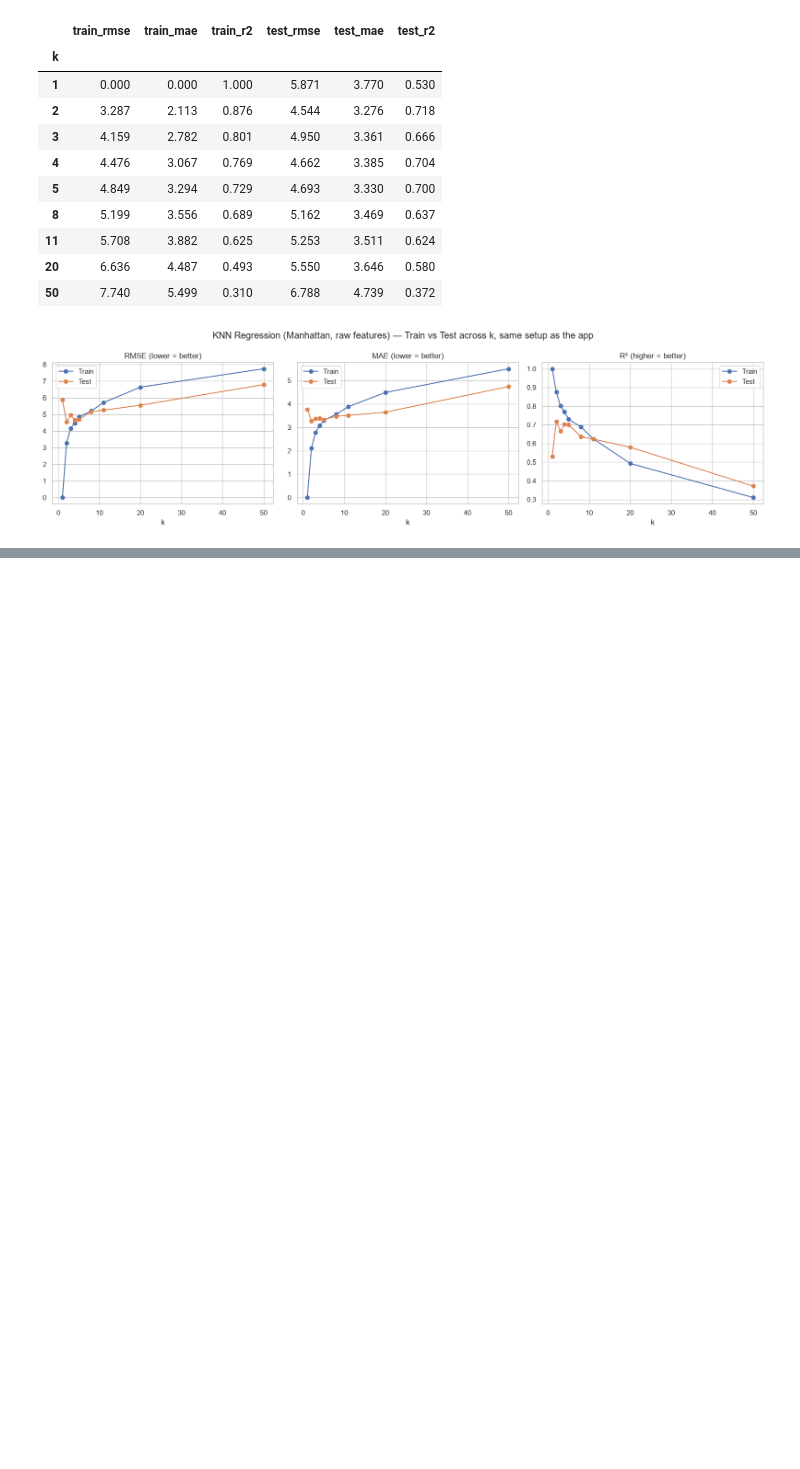
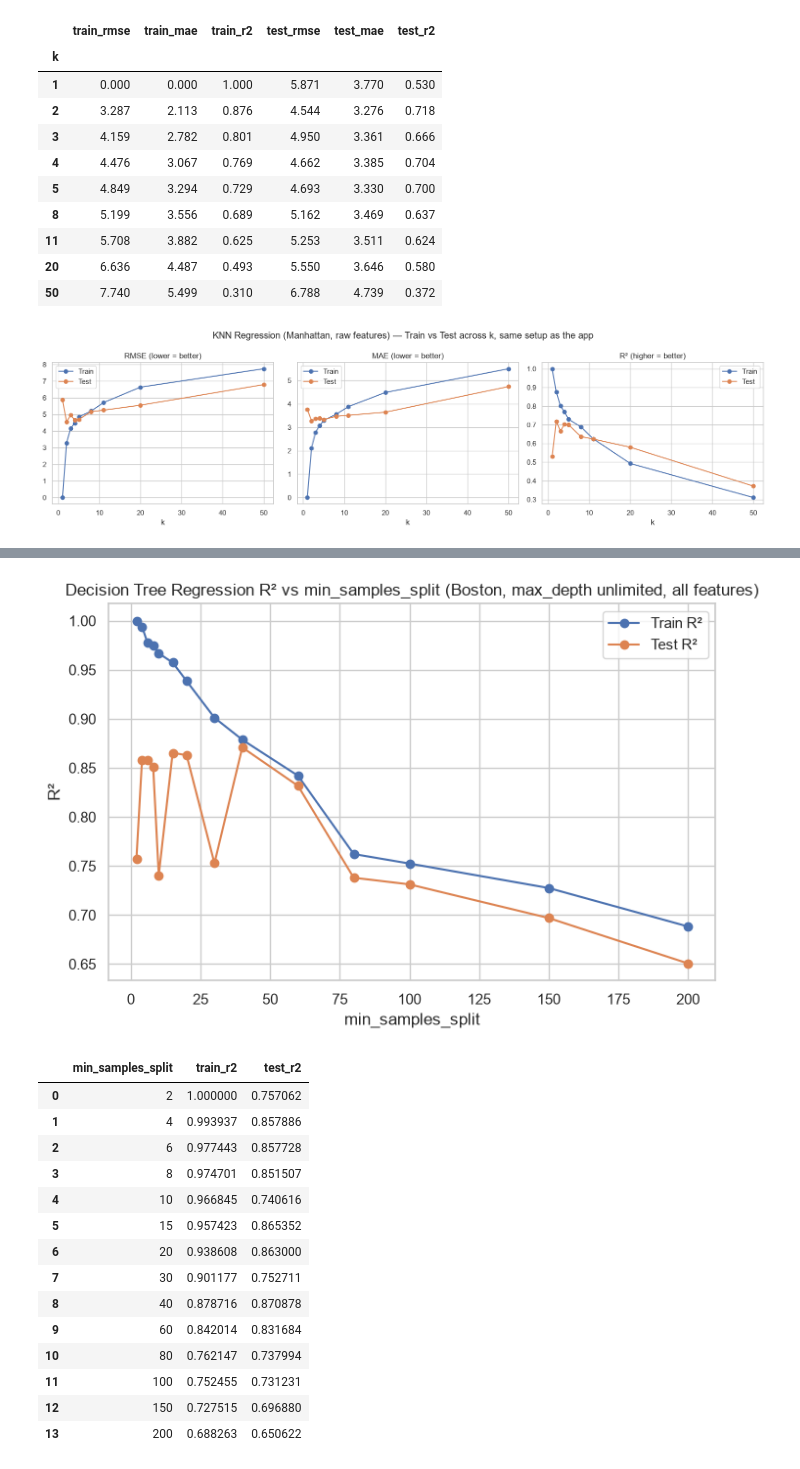
Before and after one commit to Pierrafrom/ml-lab-1, a Jupyter notebook: notebooks/boston_housing_exploration.ipynb, the cells around one changed output, grey strips where cells are left out. Cells and saved outputs as stored; diff of their text form; code cells hidden in the pictures; blank space fills up the shorter version.

```diff
--- a/notebooks/boston_housing_exploration.ipynb
+++ b/notebooks/boston_housing_exploration.ipynb
@@ -231,0 +276,37 @@ plt.show()
+# %%
+split_values = [2, 4, 6, 8, 10, 15, 20, 30, 40, 60, 80, 100, 150, 200]
+train_r2_split, test_r2_split = [], []
+
+for min_split in split_values:
+    reg = DecisionTreeRegressor(max_depth=None, min_samples_split=min_split, random_state=42)
+    reg.fit(X_train, y_train)
+    train_r2_split.append(reg.score(X_train, y_train))
+    test_r2_split.append(reg.score(X_test, y_test))
+
+plt.figure(figsize=(8, 5))
+plt.plot(split_values, train_r2_split, marker="o", label="Train R²")
+plt.plot(split_values, test_r2_split, marker="o", label="Test R²")
+plt.xlabel("min_samples_split")
+plt.ylabel("R²")
+plt.title("Decision Tree Regression R² vs min_samples_split (Boston, max_depth unlimited, all features)")
+plt.legend()
+plt.show()
+
+pd.DataFrame({"min_samples_split": split_values, "train_r2": train_r2_split, "test_r2": test_r2_split})
+# %% [output]
+[figure, added]
+|  | min_samples_split | train_r2 | test_r2 |
+| 0 | 2 | 1.000000 | 0.757062 |
+| 1 | 4 | 0.993937 | 0.857886 |
+| 2 | 6 | 0.977443 | 0.857728 |
+| 3 | 8 | 0.974701 | 0.851507 |
+| 4 | 10 | 0.966845 | 0.740616 |
+| 5 | 15 | 0.957423 | 0.865352 |
+| 6 | 20 | 0.938608 | 0.863000 |
+| 7 | 30 | 0.901177 | 0.752711 |
+| 8 | 40 | 0.878716 | 0.870878 |
+| 9 | 60 | 0.842014 | 0.831684 |
+| 10 | 80 | 0.762147 | 0.737994 |
+| 11 | 100 | 0.752455 | 0.731231 |
+| 12 | 150 | 0.727515 | 0.696880 |
+| 13 | 200 | 0.688263 | 0.650622 |
```
Also changed, not shown: parts of 8 cells of this notebook.
